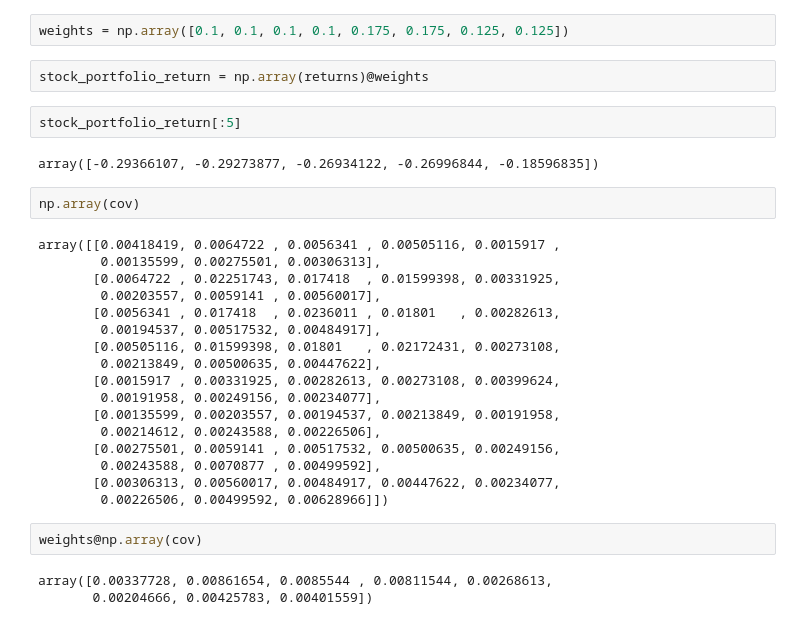
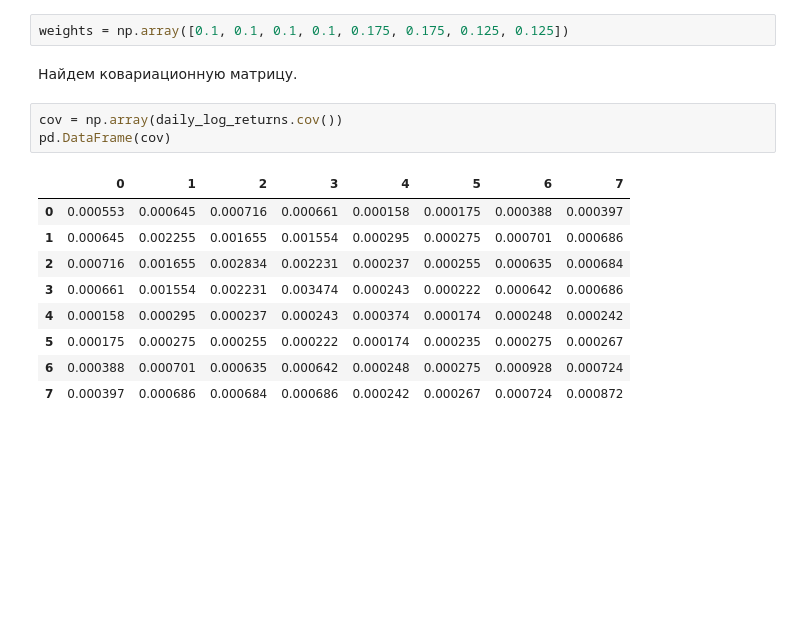
Before and after one commit to andrey-lukyanov/Risk-Management, a Jupyter notebook: Stock_analysis.ipynb, the cells around one changed output. Saved outputs shown, nothing was run; the diff lists cells and outputs as text; blank space fills up the shorter version.

Commit message:
Stock analysis done

```diff
--- a/Stock_analysis.ipynb
+++ b/Stock_analysis.ipynb
@@ -76,32 +80,17 @@ corr
 # %%
 weights = np.array([0.1, 0.1, 0.1, 0.1, 0.175, 0.175, 0.125, 0.125])
-# %%
-stock_portfolio_return = np.array(returns)@weights
-# %%
-stock_portfolio_return[:5]
-# %% [output]
-array([-0.29366107, -0.29273877, -0.26934122, -0.26996844, -0.18596835])
-# %%
-np.array(cov)
-# %% [output]
-array([[0.00418419, 0.0064722 , 0.0056341 , 0.00505116, 0.0015917 ,
-        0.00135599, 0.00275501, 0.00306313],
-       [0.0064722 , 0.02251743, 0.017418  , 0.01599398, 0.00331925,
-        0.00203557, 0.0059141 , 0.00560017],
-       [0.0056341 , 0.017418  , 0.0236011 , 0.01801   , 0.00282613,
-        0.00194537, 0.00517532, 0.00484917],
-       [0.00505116, 0.01599398, 0.01801   , 0.02172431, 0.00273108,
-        0.00213849, 0.00500635, 0.00447622],
-       [0.0015917 , 0.00331925, 0.00282613, 0.00273108, 0.00399624,
-        0.00191958, 0.00249156, 0.00234077],
-       [0.00135599, 0.00203557, 0.00194537, 0.00213849, 0.00191958,
-        0.00214612, 0.00243588, 0.00226506],
-       [0.00275501, 0.0059141 , 0.00517532, 0.00500635, 0.00249156,
-        0.00243588, 0.0070877 , 0.00499592],
-       [0.00306313, 0.00560017, 0.00484917, 0.00447622, 0.00234077,
-        0.00226506, 0.00499592, 0.00628966]])
+# %% [markdown]
+Найдем ковариационную матрицу.
 # %%
-weights@np.array(cov)
+cov = np.array(daily_log_returns.cov())
+pd.DataFrame(cov)
 # %% [output]
-array([0.00337728, 0.00861654, 0.0085544 , 0.00811544, 0.00268613,
-       0.00204666, 0.00425783, 0.00401559])
+|  | 0 | 1 | 2 | 3 | 4 | 5 | 6 | 7 |
+| 0 | 0.000553 | 0.000645 | 0.000716 | 0.000661 | 0.000158 | 0.000175 | 0.000388 | 0.000397 |
+| 1 | 0.000645 | 0.002255 | 0.001655 | 0.001554 | 0.000295 | 0.000275 | 0.000701 | 0.000686 |
+| 2 | 0.000716 | 0.001655 | 0.002834 | 0.002231 | 0.000237 | 0.000255 | 0.000635 | 0.000684 |
+| 3 | 0.000661 | 0.001554 | 0.002231 | 0.003474 | 0.000243 | 0.000222 | 0.000642 | 0.000686 |
+| 4 | 0.000158 | 0.000295 | 0.000237 | 0.000243 | 0.000374 | 0.000174 | 0.000248 | 0.000242 |
+| 5 | 0.000175 | 0.000275 | 0.000255 | 0.000222 | 0.000174 | 0.000235 | 0.000275 | 0.000267 |
+| 6 | 0.000388 | 0.000701 | 0.000635 | 0.000642 | 0.000248 | 0.000275 | 0.000928 | 0.000724 |
+| 7 | 0.000397 | 0.000686 | 0.000684 | 0.000686 | 0.000242 | 0.000267 | 0.000724 | 0.000872 |
```
Also changed, not shown: parts of 42 cells of this notebook.
